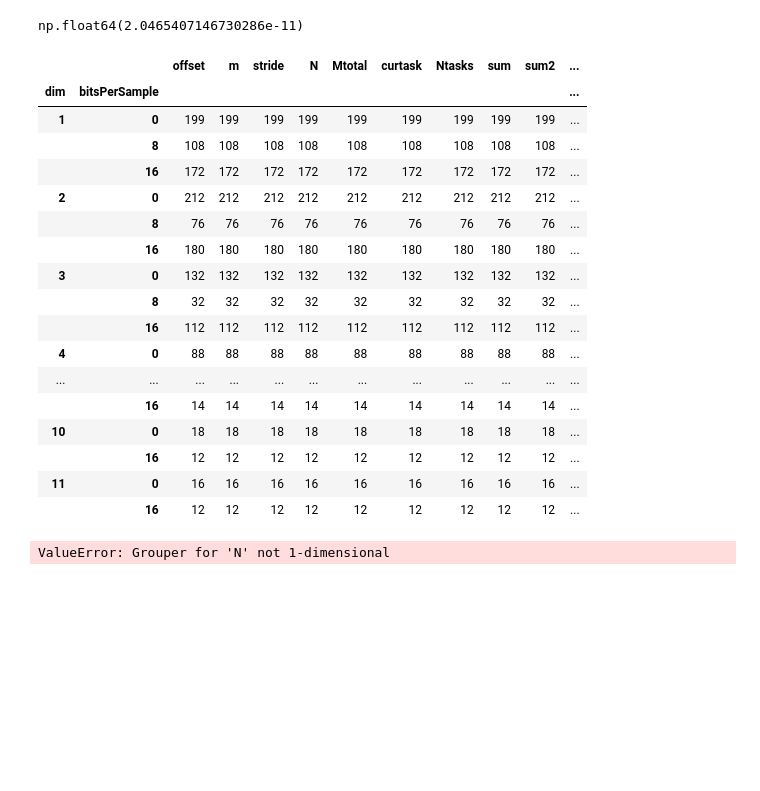
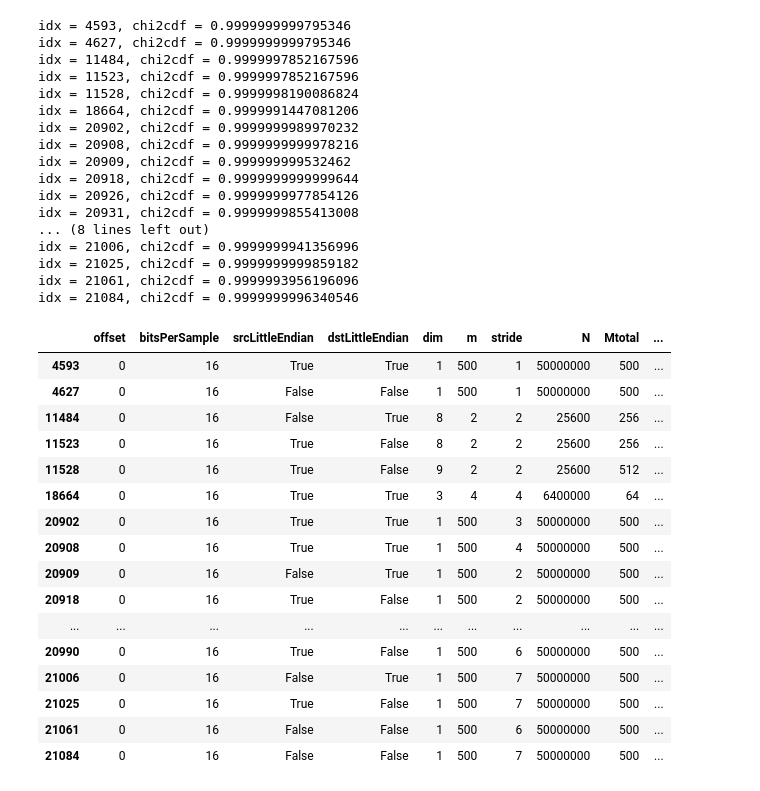
Before and after one commit to teaprof/hypercube, a Jupyter notebook: src/launchers/showall.ipynb, the cells around one changed output. Saved outputs shown, nothing was run; the diff lists cells and outputs as text; code cells hidden in the pictures; blank space fills up the shorter version.

```diff
--- a/src/launchers/showall.ipynb
+++ b/src/launchers/showall.ipynb
@@ -37,39 +52,48 @@ df2.groupby(["dim", "bitsPerSample", "parameters_ok"]).count()
 # %%
-mask = ((df.dim == 1) & (df.bitsPerSample == 16) & (df.chi2cdf > 0.9999) & (df.parameters_ok == True))
+mask = (df.chi2cdf > 1 - alpha) & (df.parameters_ok == True)
 mask = np.flatnonzero(mask)
-row = df.iloc[mask[0]]
+for idx in mask:
+    row = df.iloc[idx]
 #dof = row["Mtotal"]-1
 #sum = row["sum"]
 #mean = row["sum"]/(dof+1)
 #sum2 = row["sum2"]
 #chi2 = sum2/mean - sum
 #chi2cdf = scipy.stats.chi2.cdf(chi2, dof)
-row["chi2cdf"]
+    print(f"idx = {idx}, chi2cdf = {row['chi2cdf']}")
+df.iloc[mask]
 # %% [output]
-np.float64(2.0465407146730286e-11)
+idx = 4593, chi2cdf = 0.9999999999795346
+idx = 4627, chi2cdf = 0.9999999999795346
+idx = 11484, chi2cdf = 0.9999997852167596
+idx = 11523, chi2cdf = 0.9999997852167596
+idx = 11528, chi2cdf = 0.9999998190086824
+idx = 18664, chi2cdf = 0.9999991447081206
+idx = 20902, chi2cdf = 0.9999999989970232
+idx = 20908, chi2cdf = 0.9999999999978216
+idx = 20909, chi2cdf = 0.999999999532462
+idx = 20918, chi2cdf = 0.9999999999999644
+idx = 20926, chi2cdf = 0.9999999977854126
+idx = 20931, chi2cdf = 0.9999999855413008
+... (8 lines left out)
+idx = 21006, chi2cdf = 0.9999999941356996
+idx = 21025, chi2cdf = 0.9999999999859182
+idx = 21061, chi2cdf = 0.9999993956196096
+idx = 21084, chi2cdf = 0.9999999996340546
+|  | offset | bitsPerSample | srcLittleEndian | dstLittleEndian | dim | m | stride | N | Mtotal | ... |
+| 4593 | 0 | 16 | True | True | 1 | 500 | 1 | 50000000 | 500 | ... |
+| 4627 | 0 | 16 | False | False | 1 | 500 | 1 | 50000000 | 500 | ... |
+| 11484 | 0 | 16 | False | True | 8 | 2 | 2 | 25600 | 256 | ... |
+| 11523 | 0 | 16 | True | False | 8 | 2 | 2 | 25600 | 256 | ... |
+| 11528 | 0 | 16 | True | False | 9 | 2 | 2 | 25600 | 512 | ... |
+| 18664 | 0 | 16 | True | True | 3 | 4 | 4 | 6400000 | 64 | ... |
+| 20902 | 0 | 16 | True | True | 1 | 500 | 3 | 50000000 | 500 | ... |
+| 20908 | 0 | 16 | True | True | 1 | 500 | 4 | 50000000 | 500 | ... |
+| 20909 | 0 | 16 | False | True | 1 | 500 | 2 | 50000000 | 500 | ... |
+| 20918 | 0 | 16 | True | False | 1 | 500 | 2 | 50000000 | 500 | ... |
+| ... | ... | ... | ... | ... | ... | ... | ... | ... | ... | ... |
+| 20990 | 0 | 16 | True | False | 1 | 500 | 6 | 50000000 | 500 | ... |
+| 21006 | 0 | 16 | False | True | 1 | 500 | 7 | 50000000 | 500 | ... |
+| 21025 | 0 | 16 | True | False | 1 | 500 | 7 | 50000000 | 500 | ... |
+| 21061 | 0 | 16 | False | False | 1 | 500 | 6 | 50000000 | 500 | ... |
+| 21084 | 0 | 16 | False | False | 1 | 500 | 7 | 50000000 | 500 | ... |
-# %%
-df.groupby(["dim", "bitsPerSample"]).count()
-# %% [output]
-|  |  | offset | m | stride | N | Mtotal | curtask | Ntasks | sum | sum2 | ... |
-| dim | bitsPerSample |  |  |  |  |  |  |  |  |  | ... |
-| 1 | 0 | 199 | 199 | 199 | 199 | 199 | 199 | 199 | 199 | 199 | ... |
-|  | 8 | 108 | 108 | 108 | 108 | 108 | 108 | 108 | 108 | 108 | ... |
-|  | 16 | 172 | 172 | 172 | 172 | 172 | 172 | 172 | 172 | 172 | ... |
-| 2 | 0 | 212 | 212 | 212 | 212 | 212 | 212 | 212 | 212 | 212 | ... |
-|  | 8 | 76 | 76 | 76 | 76 | 76 | 76 | 76 | 76 | 76 | ... |
-|  | 16 | 180 | 180 | 180 | 180 | 180 | 180 | 180 | 180 | 180 | ... |
-| 3 | 0 | 132 | 132 | 132 | 132 | 132 | 132 | 132 | 132 | 132 | ... |
-|  | 8 | 32 | 32 | 32 | 32 | 32 | 32 | 32 | 32 | 32 | ... |
-|  | 16 | 112 | 112 | 112 | 112 | 112 | 112 | 112 | 112 | 112 | ... |
-| 4 | 0 | 88 | 88 | 88 | 88 | 88 | 88 | 88 | 88 | 88 | ... |
-| ... | ... | ... | ... | ... | ... | ... | ... | ... | ... | ... | ... |
-|  | 16 | 14 | 14 | 14 | 14 | 14 | 14 | 14 | 14 | 14 | ... |
-| 10 | 0 | 18 | 18 | 18 | 18 | 18 | 18 | 18 | 18 | 18 | ... |
-|  | 16 | 12 | 12 | 12 | 12 | 12 | 12 | 12 | 12 | 12 | ... |
-| 11 | 0 | 16 | 16 | 16 | 16 | 16 | 16 | 16 | 16 | 16 | ... |
-|  | 16 | 12 | 12 | 12 | 12 | 12 | 12 | 12 | 12 | 12 | ... |
-# %%
-pivot = pd.pivot_table(df2, columns=["N"], index="dim", values="N")
-pivot
-# %% [output]
-ValueError: Grouper for 'N' not 1-dimensional
```
Also changed, not shown: parts of 2 cells of this notebook, 8 other files.
